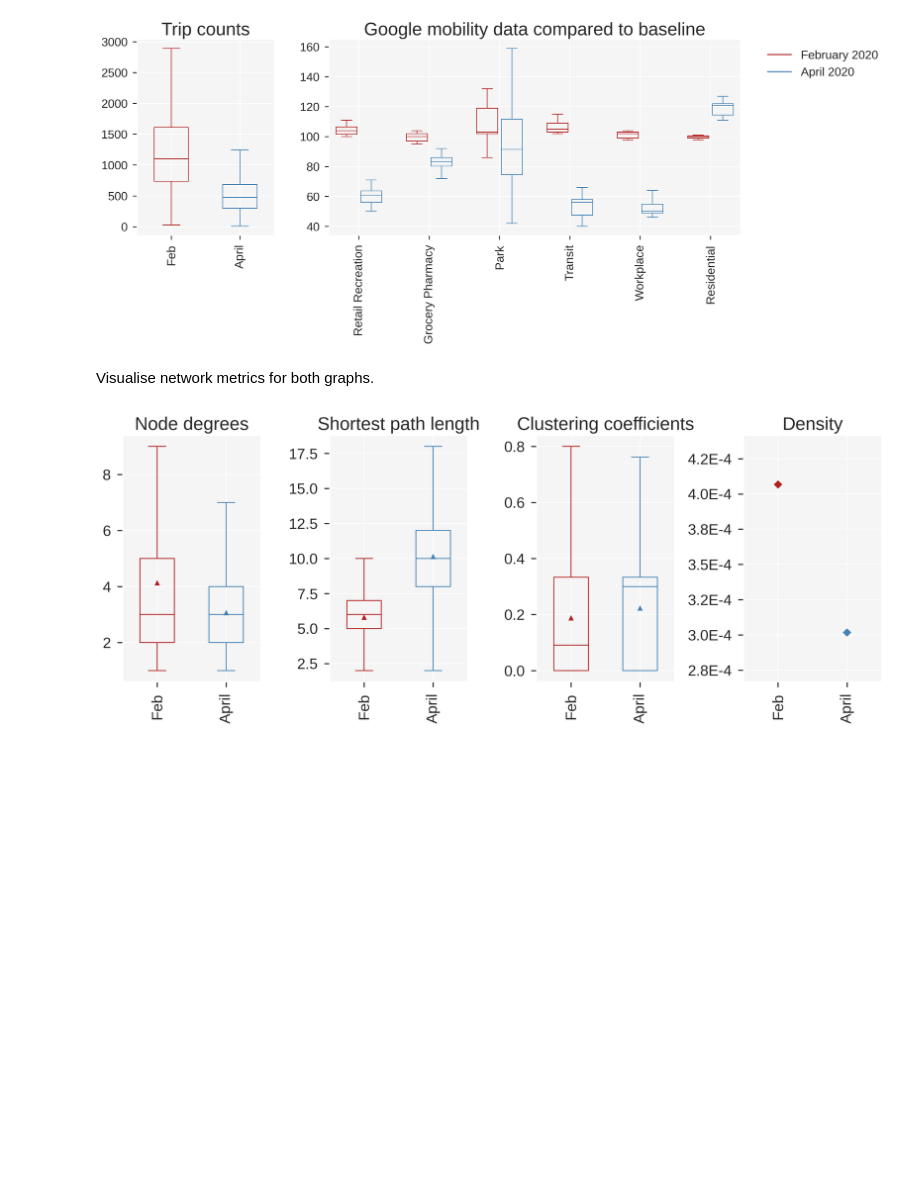
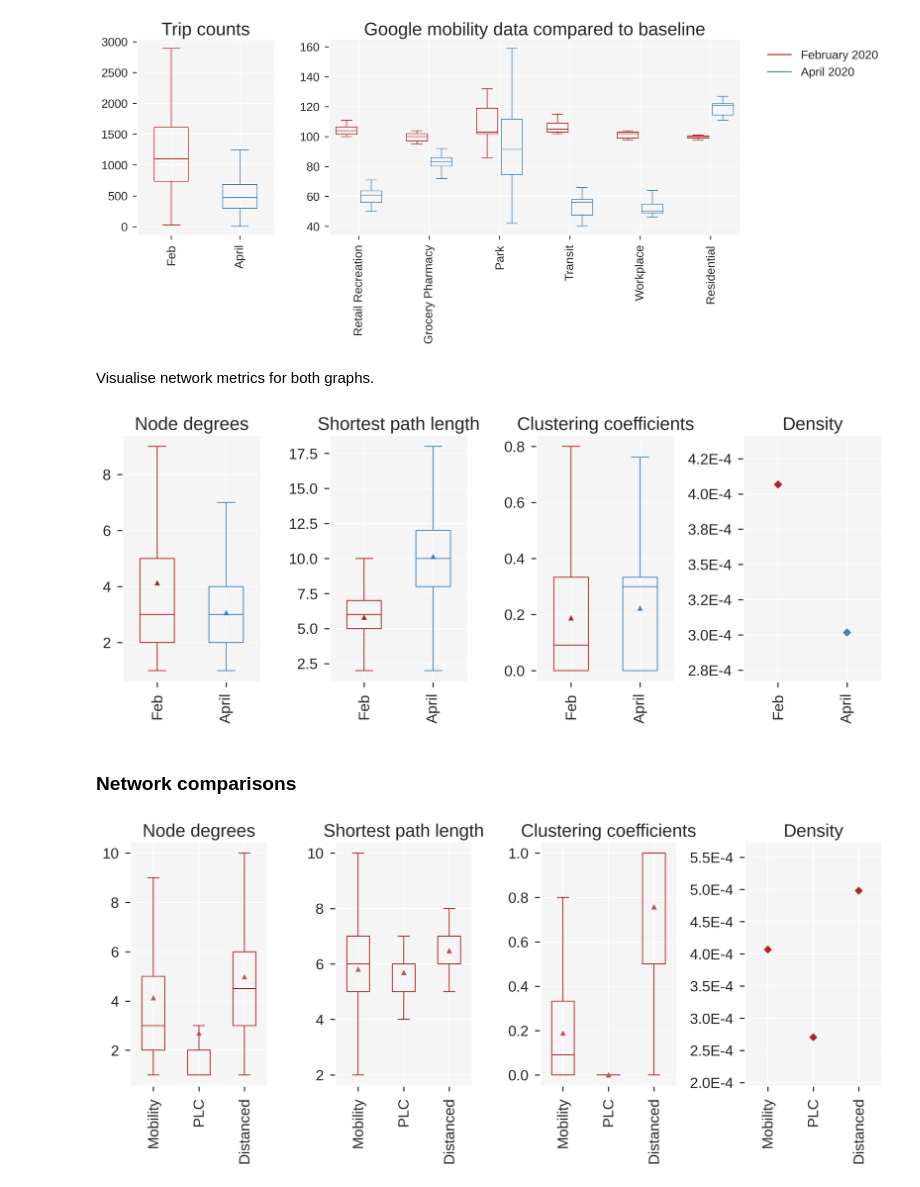
Before and after one commit to leo-pfeiffer/epi-sim, a Jupyter notebook: data_processing/network_analysis.ipynb, the cells around one changed output. Cells and saved outputs as stored; diff of their text form; code cells hidden in the pictures; blank space fills up the shorter version.

Commit message:
Started network comparison

```diff
--- a/data_processing/network_analysis.ipynb
+++ b/data_processing/network_analysis.ipynb
@@ -113,7 +227,7 @@ Wall time: 31.2 ms
 Define helper functions for plotting.
 # %%
 # set the colors of pairs of boxplots to red and blue.
-def set_boxplot_colors(bp):
+def set_alternating_boxplot_colors(bp):
 
     if len(bp['medians']) >= 2:
         bp['medians'][0].set_color('firebrick')
@@ -138,6 +252,13 @@ def set_boxplot_colors(bp):
         bp['whiskers'][1].set_color('firebrick')
         bp['whiskers'][2].set_color('steelblue')
         bp['whiskers'][3].set_color('steelblue')
+
+
+def set_boxplot_color(bp, color):
+
+    for cat in bp:
+        for i in range(len(bp[cat])):
+            bp[cat][i].set_color(color)
 # %% [markdown]
 Visualise the trip counts of the Patterns data and data from the Google COVID-19 Mobility Report.
 # %%
@@ -246,3 +368,62 @@ plt.savefig(f'{GRAPHICS}network-metrics.png', bbox_inches="tight")
 plt.show()
 # %% [output]
 [figure]
+# %% [markdown]
+### Network comparisons
+# %%
+matplotlib.style.use('seaborn')
+matplotlib.rcParams['figure.dpi'] = 300
+seaborn.set_context('notebook', font_scale=1.5)
+
+fig, (ax1, ax2, ax3, ax4) = plt.subplots(1, 4, figsize=(15,5), facecolor='w',
+                                         gridspec_kw={'width_ratios': [1, 1, 1, 1]})
+
+# degrees
+bp = ax1.boxplot(degrees_dict_pre.values(), showfliers=False, widths=0.5, showmeans=True)
+set_boxplot_color(bp, 'firebrick')
+
+ax1.set_facecolor('#F5F5F5')
+ax1.set_title('Node degrees', fontsize=20)
+ax1.set_xticks([i+1 for i in range(len(degrees_dict_pre))])
+ax1.set_xticklabels(degrees_dict_pre.keys(), rotation=90)
+
+# shortest path
+bp = ax2.boxplot(sp_dict_pre.values(), showfliers=False, widths=0.5, showmeans=True)
+set_boxplot_color(bp, 'firebrick')
+
+ax2.set_facecolor('#F5F5F5')
+ax2.set_title('Shortest path length', fontsize=20)
+ax2.set_xticks([i+1 for i in range(len(sp_dict_pre))])
+ax2.set_xticklabels(sp_dict_pre.keys(), rotation=90)
+
+# clustering coefficient
+bp = ax3.boxplot(clustering_dict_pre.values(), showfliers=False, widths=0.5, showmeans=True)
+set_boxplot_color(bp, 'firebrick')
+
+ax3.set_facecolor('#F5F5F5')
+ax3.set_title('Clustering coefficients', fontsize=20)
+ax3.set_xticks([i+1 for i in range(len(clustering_dict_pre))])
+ax3.set_xticklabels(clustering_dict_pre.keys(), rotation=90)
+
+# density
+medianprops = dict(linewidth=4, marker='D')
+bp = ax4.boxplot(density_dict_pre.values(), showfliers=False, medianprops=medianprops, widths=0.01)
+set_boxplot_color(bp, 'firebrick')
+
+val_min = min([x for l in density_dict_pre.values() for x in l])
+val_max = max([x for l in density_dict_pre.values() for x in l])
+margin = (val_max - val_min) / 3
+
+fmt = lambda x, _: '{:.1f}'.format(x*10000) + 'E-4'
+
+ax4.set_ylim(val_min - margin, val_max + margin)
+ax4.yaxis.set_major_formatter(fmt)
+ax4.set_facecolor('#F5F5F5')
+ax4.set_title('Density', fontsize=20)
+ax4.set_xticks([i+1 for i in range(len(density_dict_pre))])
+ax4.set_xticklabels(density_dict_pre.keys(), rotation=90)
+
+plt.subplots_adjust(wspace=0.5)
+plt.show()
+# %% [output]
+[figure, added]
```
Also changed, not shown: parts of 21 cells of this notebook.
